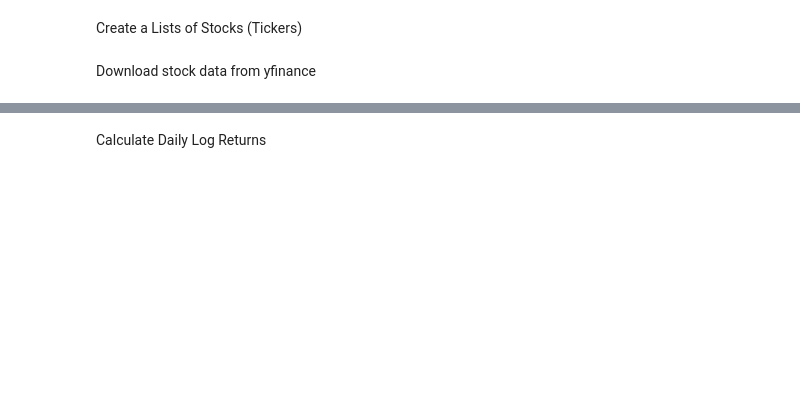
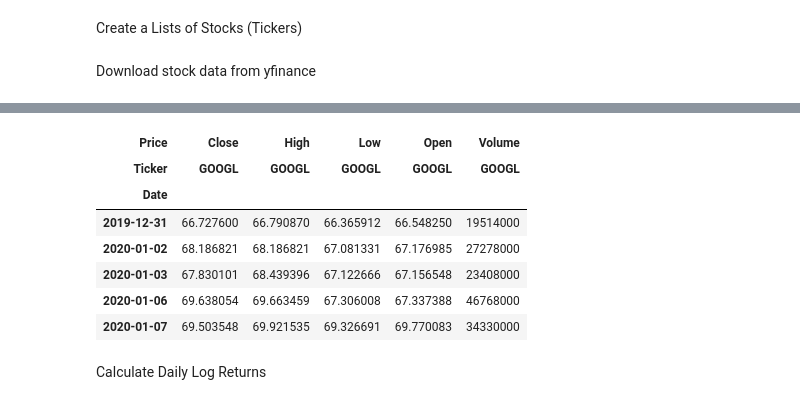
Before and after one commit to RotichBuilds/Stock-Portfolio-Construction-and-Optimization, a Jupyter notebook: Stock_Portfolio_Optimization.ipynb, the cells around one changed output, grey strips where cells are left out. Saved outputs shown, nothing was run; the diff lists cells and outputs as text; code cells hidden in the pictures; blank space fills up the shorter version.

```diff
--- a/Stock_Portfolio_Optimization.ipynb
+++ b/Stock_Portfolio_Optimization.ipynb
@@ -42,3 +49,14 @@ for ticker in tickers:
+# %%
+df.head()
+# %% [output]
+| Price | Close | High | Low | Open | Volume |
+| Ticker | GOOGL | GOOGL | GOOGL | GOOGL | GOOGL |
+| Date |  |  |  |  |  |
+| 2019-12-31 | 66.727600 | 66.790870 | 66.365912 | 66.548250 | 19514000 |
+| 2020-01-02 | 68.186821 | 68.186821 | 67.081331 | 67.176985 | 27278000 |
+| 2020-01-03 | 67.830101 | 68.439396 | 67.122666 | 67.156548 | 23408000 |
+| 2020-01-06 | 69.638054 | 69.663459 | 67.306008 | 67.337388 | 46768000 |
+| 2020-01-07 | 69.503548 | 69.921535 | 69.326691 | 69.770083 | 34330000 |
 # %% [markdown]
 Calculate Daily Log Returns
 # %%
```
Also changed, not shown: parts of 23 cells of this notebook.
